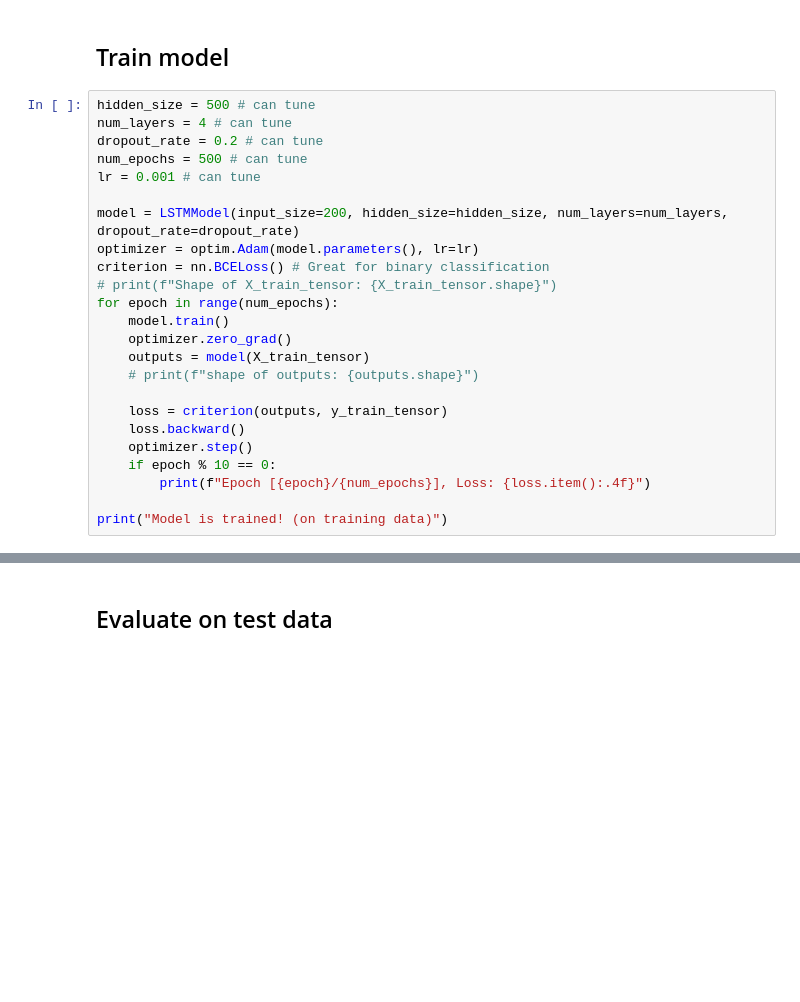
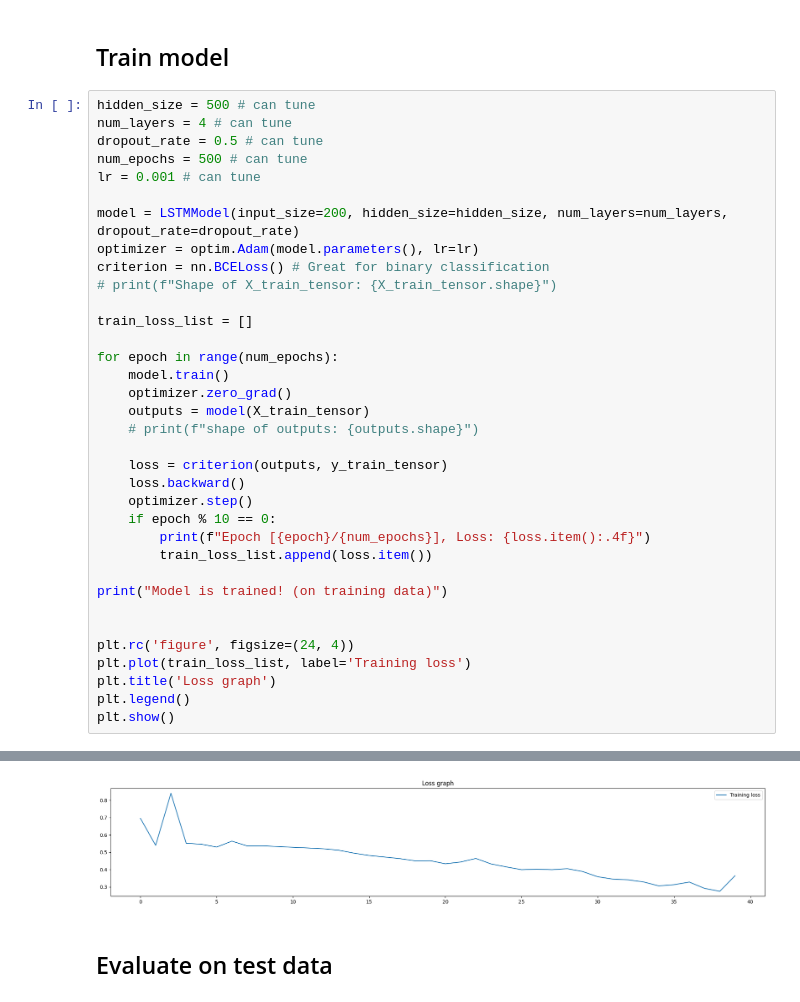
Before and after one commit to vmic2002/DeepLearningChallengeCSC_51054_EP, a Jupyter notebook: Group_challenge_weight_watchers.ipynb, the cells around one changed output, grey strips where cells are left out. Drawn from its saved outputs; the diff is of its cells as text; blank space fills up the shorter version.

```diff
--- a/Group_challenge_weight_watchers.ipynb
+++ b/Group_challenge_weight_watchers.ipynb
@@ -560,7 +580,7 @@ class LSTMModel(nn.Module):
 # %%
 hidden_size = 500 # can tune
 num_layers = 4 # can tune
-dropout_rate = 0.2 # can tune
+dropout_rate = 0.5 # can tune
 num_epochs = 500 # can tune
 lr = 0.001 # can tune
 
@@ -568,6 +588,9 @@ model = LSTMModel(input_size=200, hidden_size=hidden_size, num_layers=num_layers
 optimizer = optim.Adam(model.parameters(), lr=lr)
 criterion = nn.BCELoss() # Great for binary classification
 # print(f"Shape of X_train_tensor: {X_train_tensor.shape}")
+
+train_loss_list = []
+
 for epoch in range(num_epochs):
     model.train()
     optimizer.zero_grad()
@@ -579,6 +602,14 @@ for epoch in range(num_epochs):
     optimizer.step()
     if epoch % 10 == 0:
         print(f"Epoch [{epoch}/{num_epochs}], Loss: {loss.item():.4f}")
+        train_loss_list.append(loss.item())
 
 print("Model is trained! (on training data)")
+
+
+plt.rc('figure', figsize=(24, 4))
+plt.plot(train_loss_list, label='Training loss')
+plt.title('Loss graph')
+plt.legend()
+plt.show()
 # %% [output]
@@ -601,4 +632,5 @@ Epoch [490/500], Loss: 0.0461
 Model is trained! (on training data)
+[figure, added]
 # %% [markdown]
 ## Evaluate on test data
 # %%
```
Also changed, not shown: parts of 27 cells of this notebook, 1 other file.
